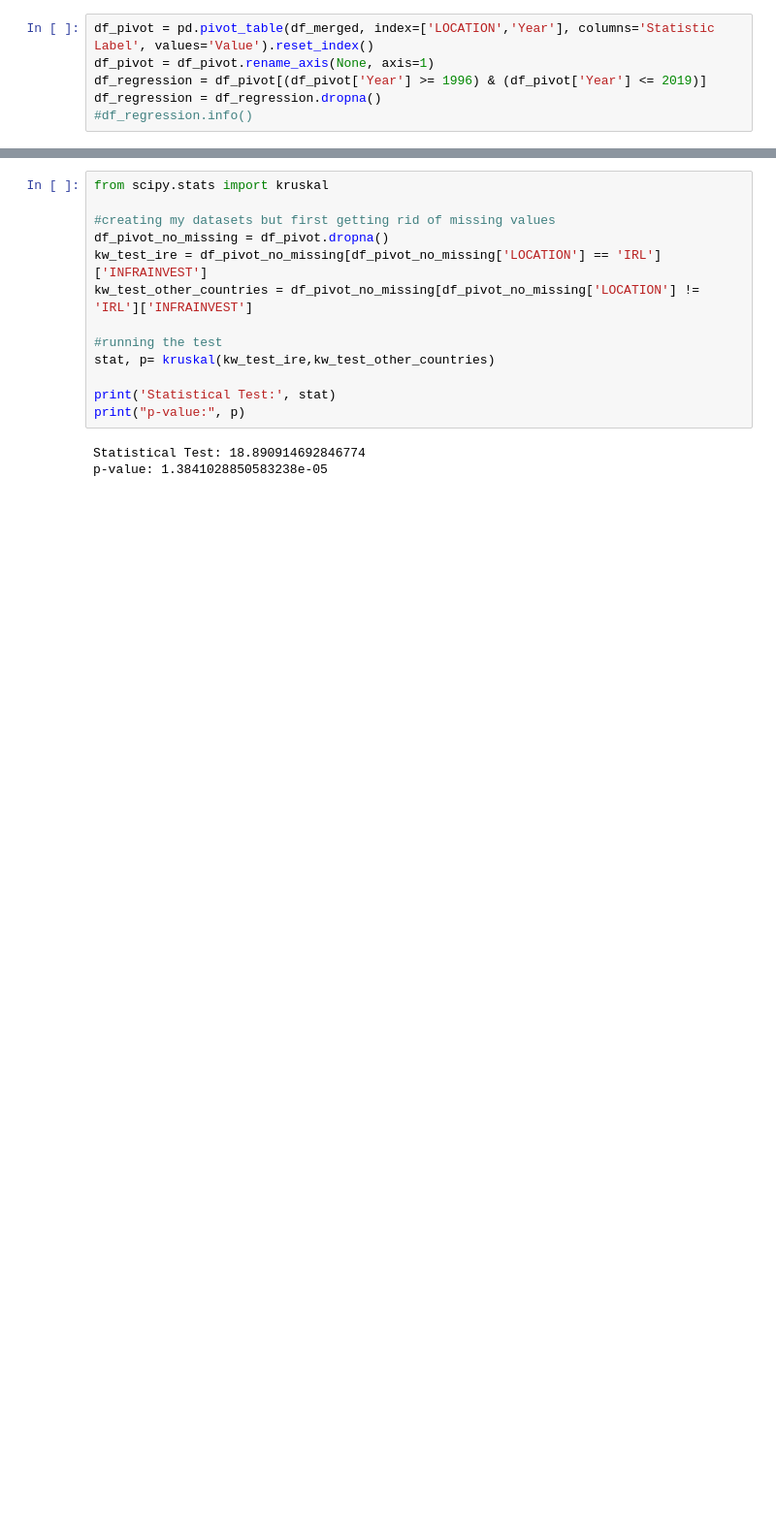
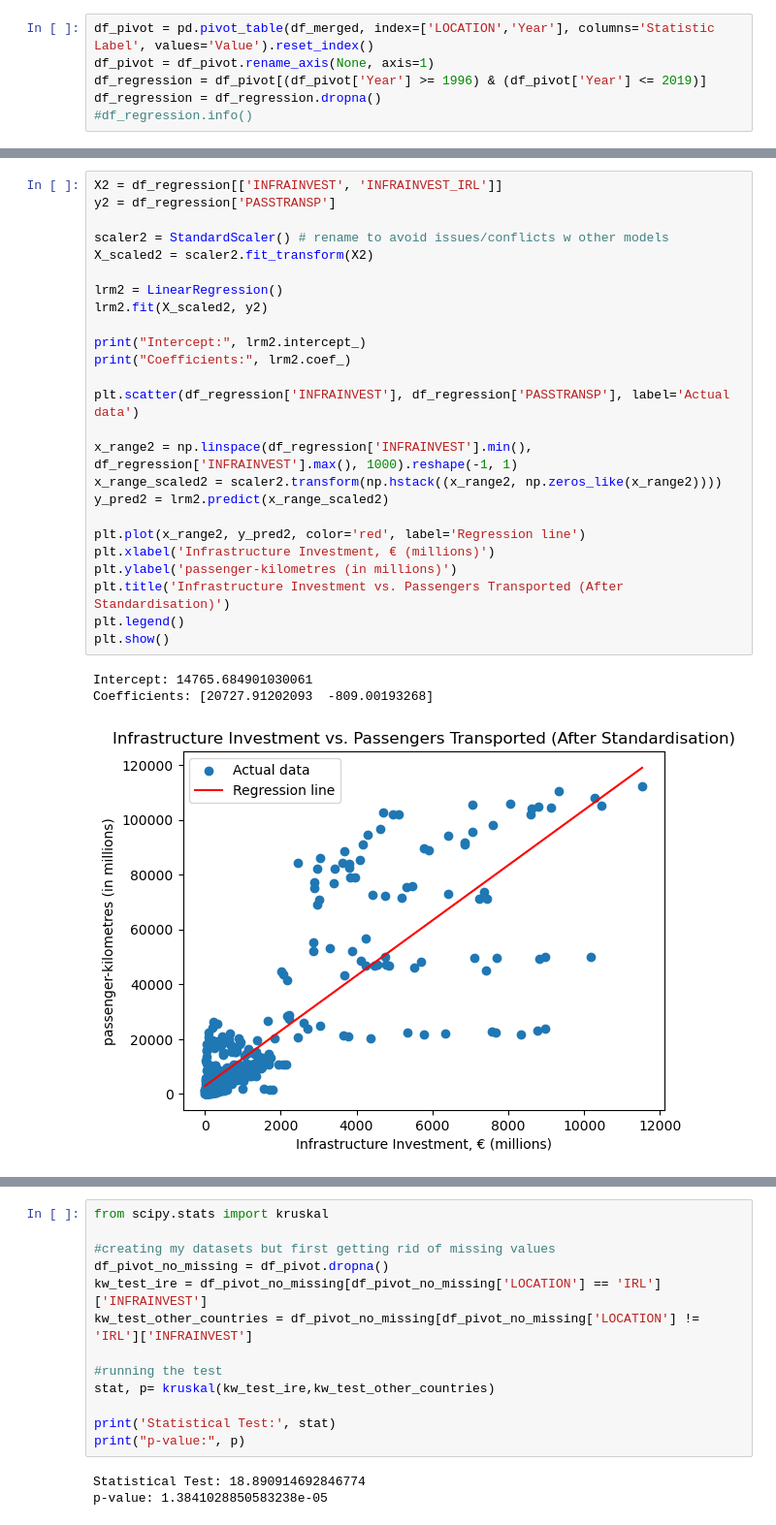
Before and after one commit to EmmaMcC1802/CA2, a Jupyter notebook: Codebook2_Stats_ML.ipynb, the cells around one changed output, grey strips where cells are left out. Shown at 97% size. Saved outputs shown, nothing was run; the diff lists cells and outputs as text; blank space fills up the shorter version.

```diff
--- a/Codebook2_Stats_ML.ipynb
+++ b/Codebook2_Stats_ML.ipynb
@@ -432,0 +484,29 @@ Coefficients: [ 10.07224783 -11.63505414]
+# %%
+X2 = df_regression[['INFRAINVEST', 'INFRAINVEST_IRL']]
+y2 = df_regression['PASSTRANSP']
+
+scaler2 = StandardScaler() # rename to avoid issues/conflicts w other models
+X_scaled2 = scaler2.fit_transform(X2)
+
+lrm2 = LinearRegression()
+lrm2.fit(X_scaled2, y2)
+
+print("Intercept:", lrm2.intercept_)
+print("Coefficients:", lrm2.coef_)
+
+plt.scatter(df_regression['INFRAINVEST'], df_regression['PASSTRANSP'], label='Actual data')
+
+x_range2 = np.linspace(df_regression['INFRAINVEST'].min(), df_regression['INFRAINVEST'].max(), 1000).reshape(-1, 1)
+x_range_scaled2 = scaler2.transform(np.hstack((x_range2, np.zeros_like(x_range2))))
+y_pred2 = lrm2.predict(x_range_scaled2)
+
+plt.plot(x_range2, y_pred2, color='red', label='Regression line')
+plt.xlabel('Infrastructure Investment, € (millions)')
+plt.ylabel('passenger-kilometres (in millions)')
+plt.title('Infrastructure Investment vs. Passengers Transported (After Standardisation)')
+plt.legend()
+plt.show()
+# %% [output]
+Intercept: 14765.684901030061
+Coefficients: [20727.91202093  -809.00193268]
+[figure, added]
```
Also changed, not shown: parts of 39 cells of this notebook, 5 other files.
